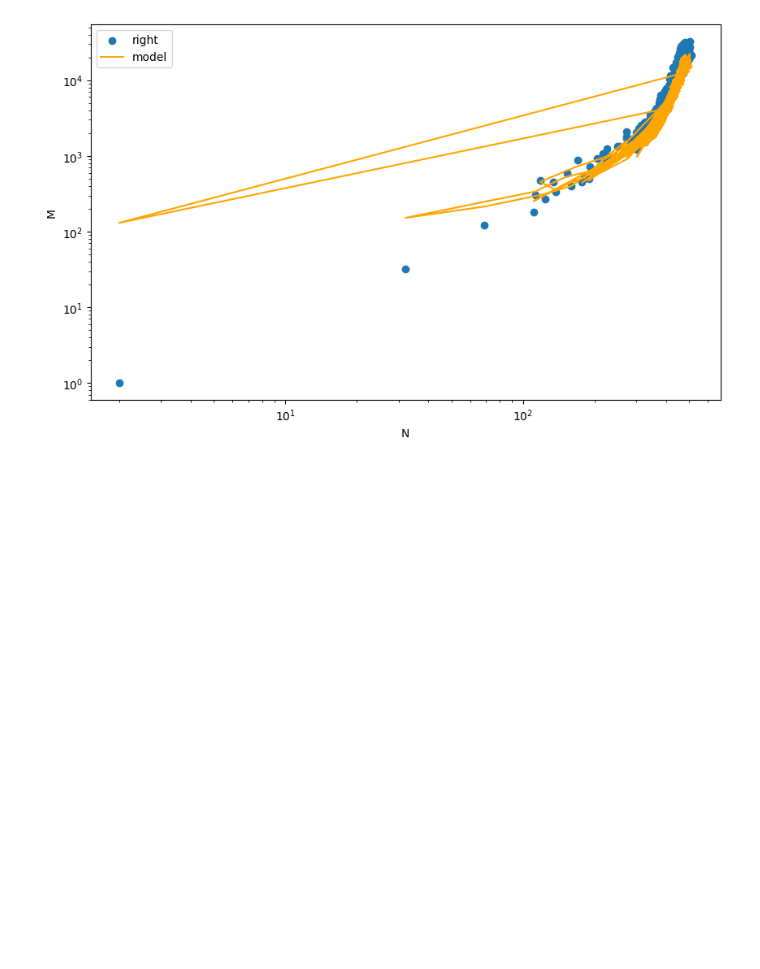
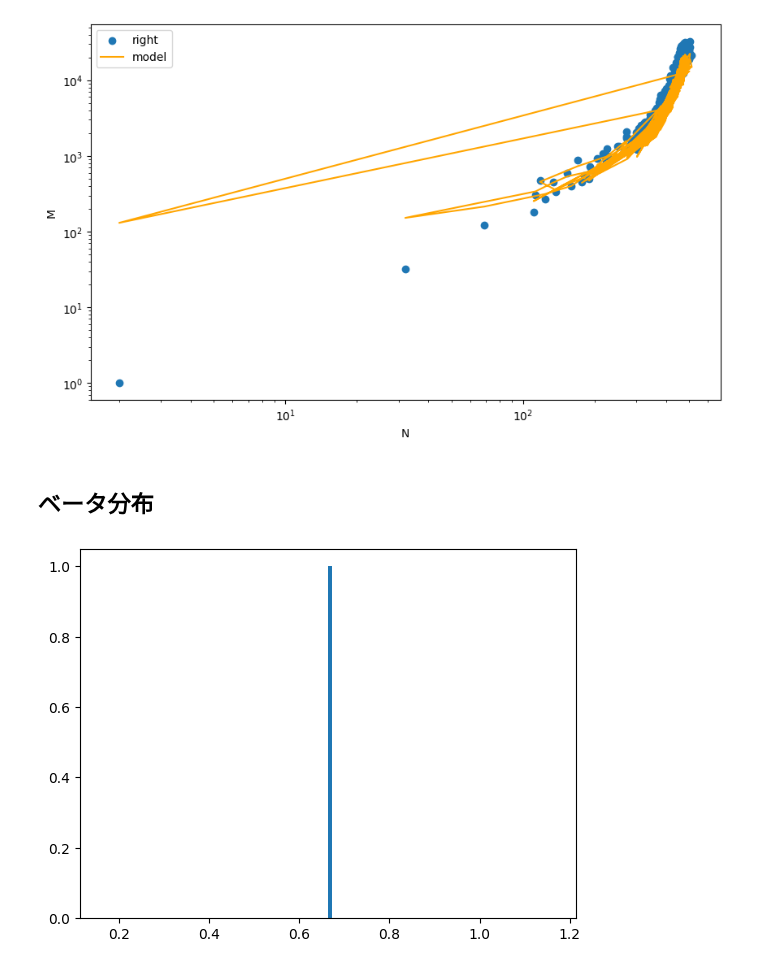
Before and after one commit to yiadka/mobility_scaling, a Jupyter notebook: notebooks/nmscaling_nor.ipynb, the cells around one changed output. Saved outputs shown, nothing was run; the diff lists cells and outputs as text; code cells hidden in the pictures; blank space fills up the shorter version.

```diff
--- a/notebooks/nmscaling_nor.ipynb
+++ b/notebooks/nmscaling_nor.ipynb
@@ -207,3 +240,14 @@ plt.legend()
 plt.show()
 # %% [output]
 [figure]
+# %% [markdown]
+## ベータ分布
+# %%
+# rvs from beta distribution
+alpha = 1.0
+beta = 0.5
+rvs = stats.beta.rvs(alpha, beta, size=1)
+plt.hist(rvs, bins=100)
+plt.show()
+# %% [output]
+[figure, added]
```
Also changed, not shown: parts of 7 cells of this notebook.
